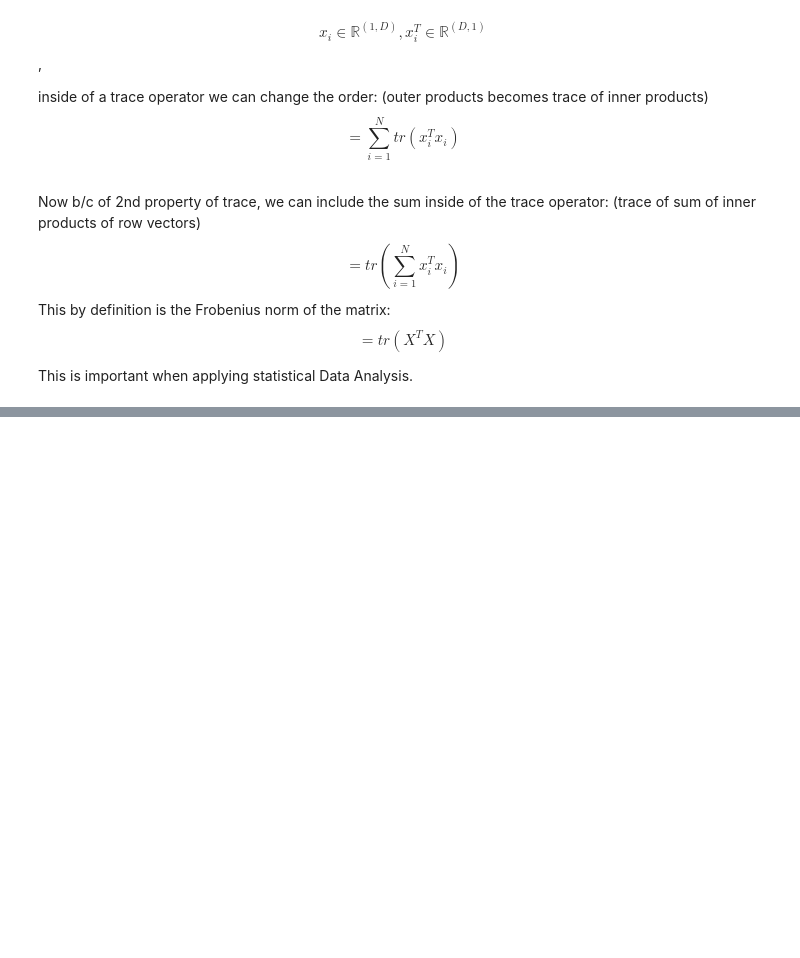
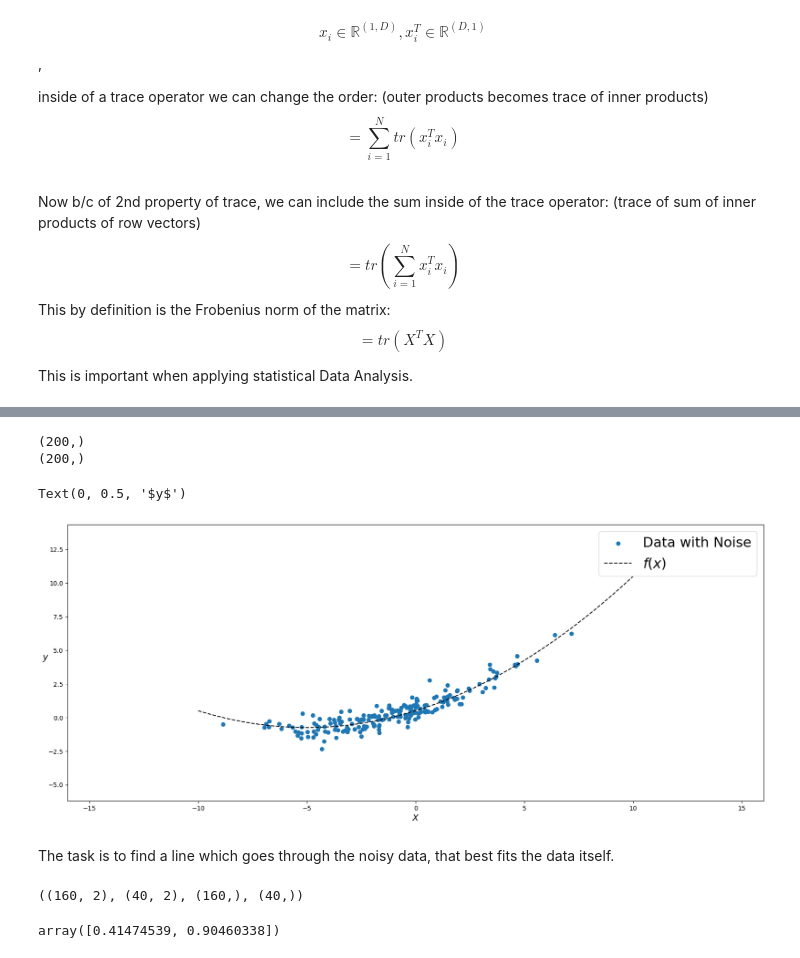
Before and after one commit to numustafa/pyml, a Jupyter notebook: Exam prep/practice_lecture.ipynb, the cells around one changed output, grey strips where cells are left out. Drawn from its saved outputs; the diff is of its cells as text; code cells hidden in the pictures; blank space fills up the shorter version.

```diff
--- a/Exam prep/practice_lecture.ipynb
+++ b/Exam prep/practice_lecture.ipynb
@@ -1628,0 +1673,42 @@ True
+# %%
+# adding noise to the outputs - the noise is Gaussian with mean = 0 & std = sigma
+
+sigma2 = 0.5                                         # setting the standard deviation of the noise
+Eps = np.random.normal(loc = 0, scale = sigma2, size = len(y))   # creating a random noise vector with mean = 0 & std = sigma2 (standard normal distribution) - the length of the noise vector is the same as the length of the outputs vector
+print(Eps.shape)                                    # checking the shape of the noise vector
+
+y += Eps                                             # adding the noise to the outputs
+print(y.shape)                                      # checking the shape of the outputs vector
+
+ax = plt.figure(figsize = (20, 8)).gca()              # creating a figure with a single axes - gca() is used to get the current axes
+
+ax.scatter(X[:, 0], y, label = "Data with Noise")     # plotting the data with noise (the data is generated using the function f(x) = 0.5*x + 0.05*x^2 + 0.5)
+ax.plot(X_range, f(X_range), "k--", alpha = 0.9, label = "$f(x)$")  # plotting the function f(x) = 0.5*x + 0.05*x^2 + 0.5, k-- is the color and the line style of the plot, alpha is the transparency of the plot
+
+ax.legend(fontsize = 22)                             # adding a legend to the plot
+ax.margins(0.3)                                     # adding margins to the plot
+ax.set_xlabel("$X$", fontsize = 14)                  # setting the label of the x-axis
+ax.set_ylabel("$y$", fontsize = 14, rotation = 0)                  # setting the label of the y-axis
+# %% [output]
+(200,)
+(200,)
+Text(0, 0.5, '$y$')
+[figure, added]
+# %% [markdown]
+The task is to find a line which goes through the noisy data, that best fits the data itself.
+# %%
+# split train & test
+from sklearn.model_selection import train_test_split
+
+tr_ratio = 0.8                                       # setting the ratio of the training set
+X_train, X_test, y_train, y_test = train_test_split(X, y, train_size = tr_ratio, random_state = 42)  # splitting the data into training and test sets, random_state is used to set the seed for the random number generator
+
+X_train.shape, X_test.shape, y_train.shape, y_test.shape  # checking the shapes of the training and test sets
+# %% [output]
+((160, 2), (40, 2), (160,), (40,))
+# %%
+beta = la.inv(X_train.T@X_train)@X_train.T@y_train      # calculating the optimal parameters using the closed form solution, this is the same as the solution of the linear system of equations
+y_test_predict = X_test@beta                            # calculating the predictions on the test set using the optimal parameters
+beta
+# %% [output]
+array([0.41474539, 0.90460338])
```
Also changed, not shown: parts of 50 cells of this notebook, 1 other file.
